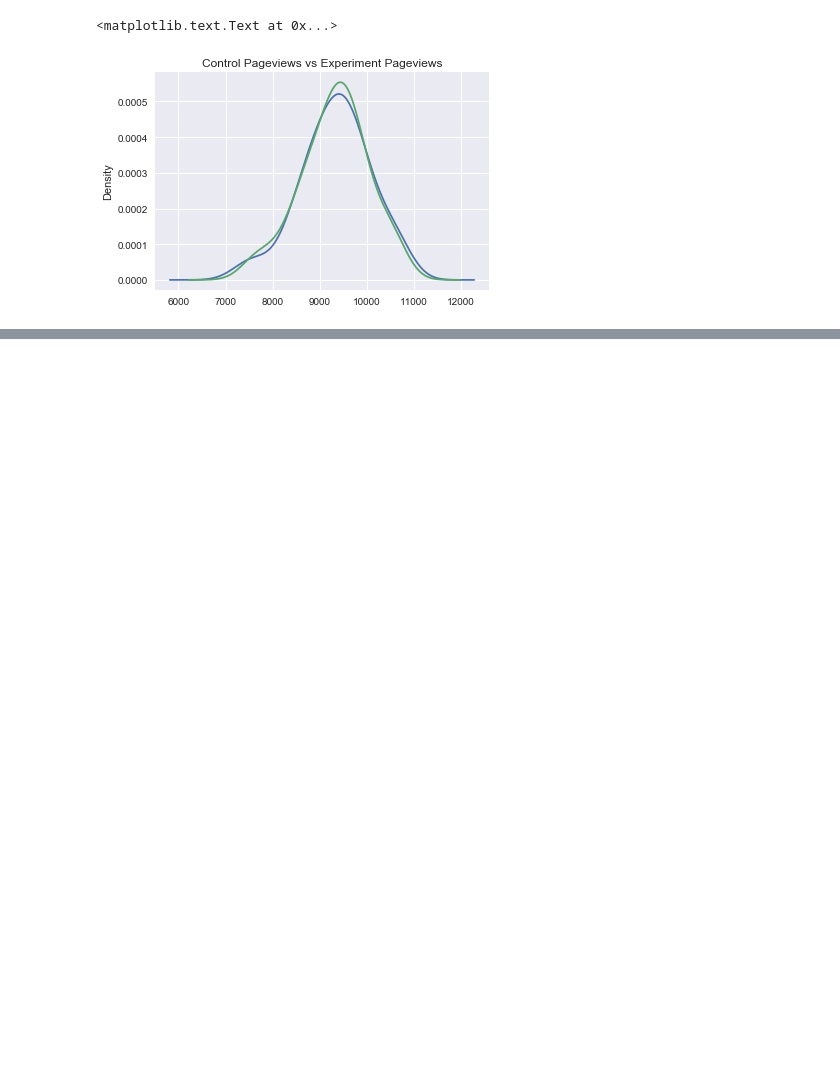
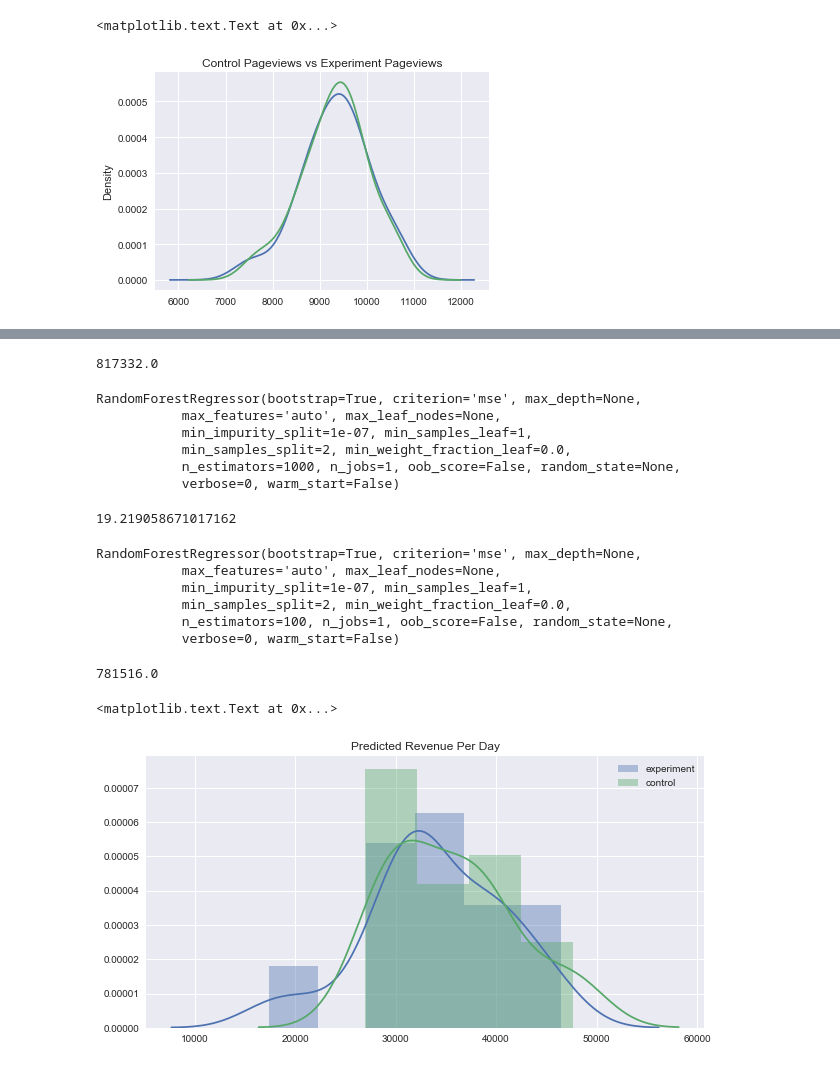
Before and after one commit to jonhilgart22/Galvanize-Data-Leadership, a Jupyter notebook: week4-a_b-testing/A-B-testing-exploration-JH.ipynb, the cells around one changed output, grey strips where cells are left out. Cells and saved outputs as stored; diff of their text form; code cells hidden in the pictures; blank space fills up the shorter version.

```diff
--- a/week4-a_b-testing/A-B-testing-exploration-JH.ipynb
+++ b/week4-a_b-testing/A-B-testing-exploration-JH.ipynb
@@ -169,0 +449,8 @@ plt.title('Control Pageviews vs Experiment Pageviews')
+# %%
+## Predicted values for the control payments per day assume $400 is the price of a payment
+control_predictions = control_rf_test.predict(control_X_test)
+control_predictions_money = control_predictions*400
+predicted_totalpayment_control = np.sum([i*400 for i in control_rf_test.predict(control_X_test)])
+predicted_totalpayment_control
+# %% [output]
+817332.0
@@ -169,0 +461,54 @@ plt.title('Control Pageviews vs Experiment Pageviews')
+# %%
+
+
+experiment_X_train = np.array([experiment_df_truncated.Pageviews,experiment_df_truncated.Clicks]).reshape(-1,2)
+experiment_y_train = np.array(experiment_df_truncated.Payments)
+
+X_experiment_train, X_experiment_test, y_experiment_train, y_experiment_test =\
+    train_test_split(experiment_X_train, experiment_y_train, test_size=0.2, random_state=0)
+
+experiment_X_test = np.array([experiment_df.Pageviews[:23],experiment_df.Clicks[:23]]).reshape(-1,2)
+# %%
+experiment_rf = RandomForestRegressor(n_estimators=1000)
+experiment_rf.fit(X_experiment_train,y_experiment_train)
+# %% [output]
+RandomForestRegressor(bootstrap=True, criterion='mse', max_depth=None,
+           max_features='auto', max_leaf_nodes=None,
+           min_impurity_split=1e-07, min_samples_leaf=1,
+           min_samples_split=2, min_weight_fraction_leaf=0.0,
+           n_estimators=1000, n_jobs=1, oob_score=False, random_state=None,
+           verbose=0, warm_start=False)
+# %%
+# RMSE
+rmse_experiment = np.linalg.norm(y_experiment_test- experiment_rf.predict(X_experiment_test))/ \
+sqrt(len(y_experiment_test))
+rmse_experiment
+# %% [output]
+19.219058671017162
+# %%
+experiment_rf_test = RandomForestRegressor(n_estimators=100)
+experiment_rf_test.fit(experiment_X_train,experiment_y_train)
+# %% [output]
+RandomForestRegressor(bootstrap=True, criterion='mse', max_depth=None,
+           max_features='auto', max_leaf_nodes=None,
+           min_impurity_split=1e-07, min_samples_leaf=1,
+           min_samples_split=2, min_weight_fraction_leaf=0.0,
+           n_estimators=100, n_jobs=1, oob_score=False, random_state=None,
+           verbose=0, warm_start=False)
+# %%
+## Predicted values for the experiment payments per day ssume $400 is the price of a payment
+predicted_paymenttotal_experiment = np.sum([i*400 for i in experiment_rf_test.predict(experiment_X_test)])
+experiment_predictions= experiment_rf_test.predict(experiment_X_test)
+experiment_prediction_money = experiment_predictions*400
+predicted_paymenttotal_experiment
+# %% [output]
+781516.0
+# %%
+plt.figure(figsize=(10,5))
+sns.distplot(experiment_prediction_money,label='experiment')
+sns.distplot(control_predictions_money,label='control')
+plt.legend()
+plt.title('Predicted Revenue Per Day')
+# %% [output]
+<matplotlib.text.Text at 0x...>
+[figure, added]
```
Also changed, not shown: parts of 50 cells of this notebook.
